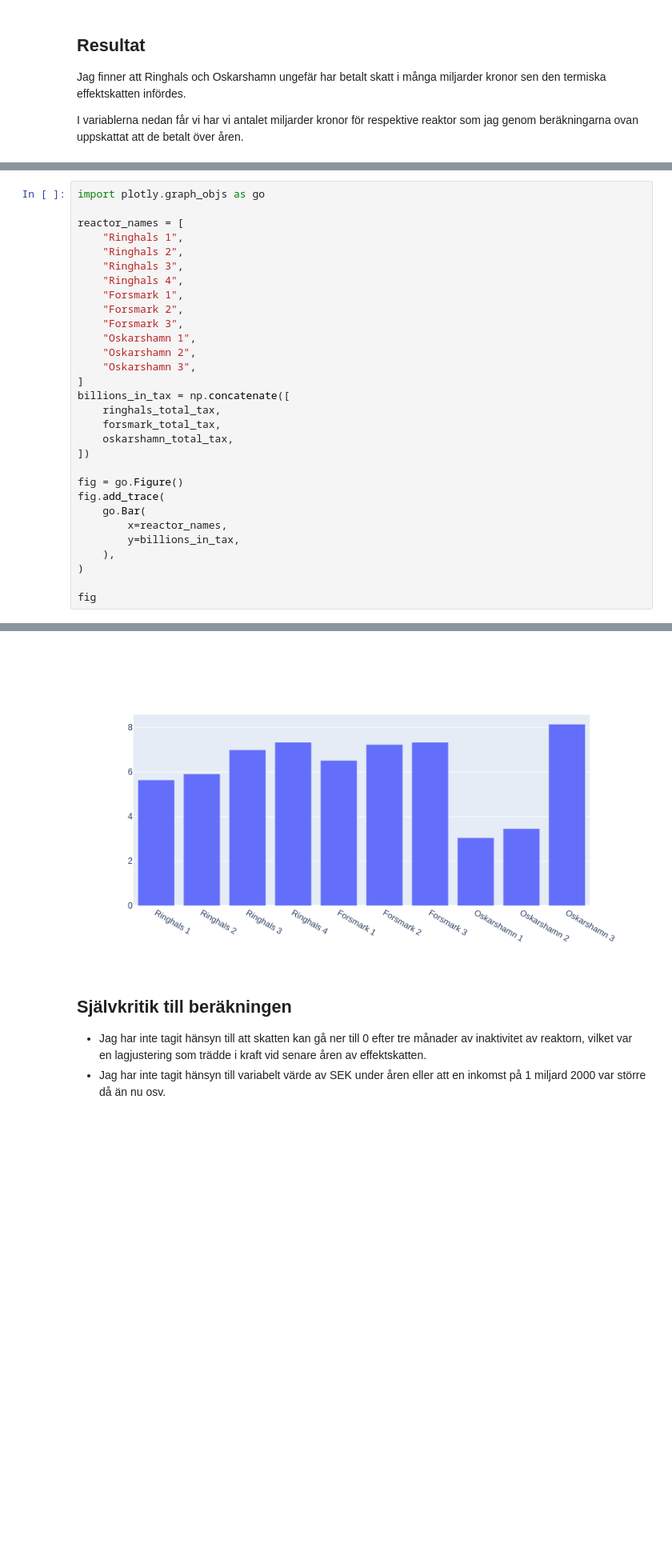
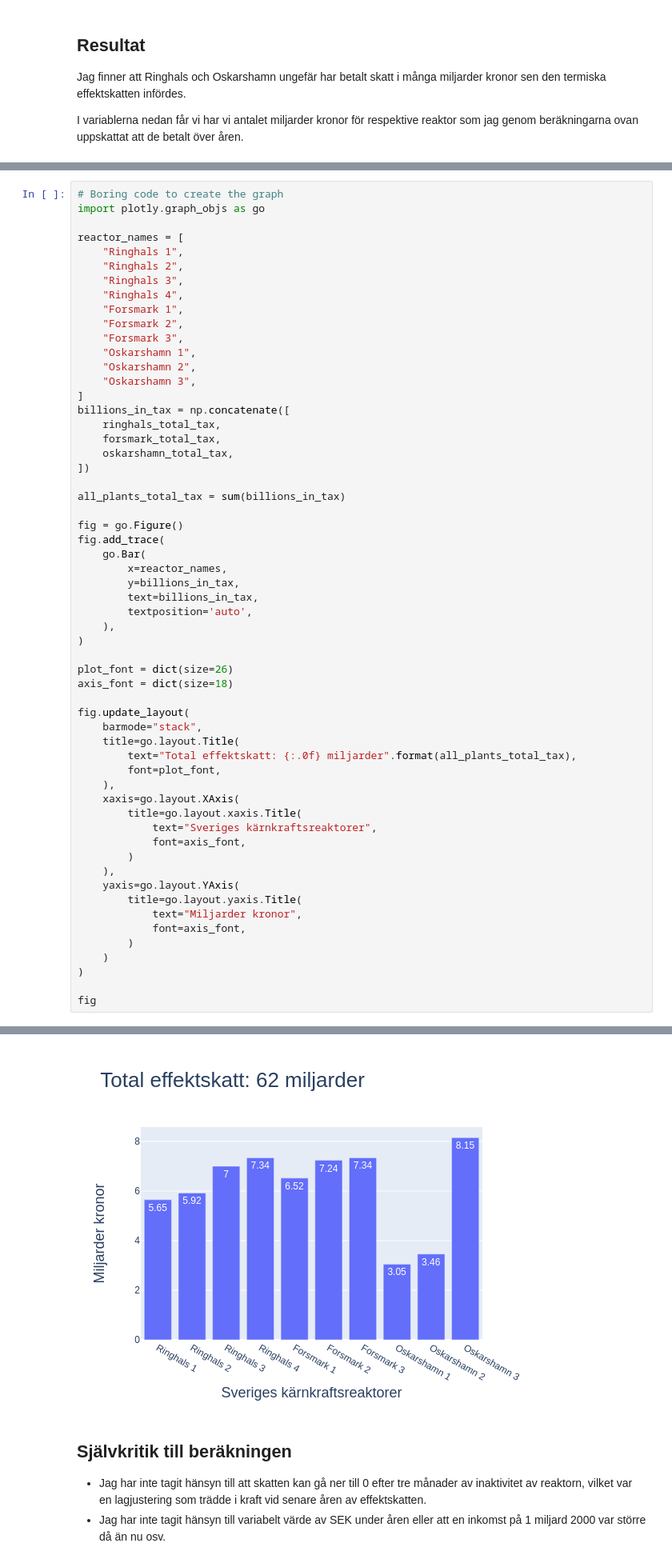
Before and after one commit to consideRatio/nuclear-notebooks, a Jupyter notebook: notebooks/effektskatten.ipynb, the cells around one changed output, grey strips where cells are left out. Shown at 80% size. Cells and saved outputs as stored; diff of their text form; blank space fills up the shorter version.

Commit message:
Graph refinements

```diff
--- a/notebooks/effektskatten.ipynb
+++ b/notebooks/effektskatten.ipynb
@@ -131,36 +125,64 @@ array([3.05, 3.46, 8.15])
 # %%
+# Boring code to create the graph
 import plotly.graph_objs as go
 
 reactor_names = [
     "Ringhals 1",
     "Ringhals 2",
     "Ringhals 3",
     "Ringhals 4",
     "Forsmark 1",
     "Forsmark 2",
     "Forsmark 3",
     "Oskarshamn 1",
     "Oskarshamn 2",
     "Oskarshamn 3",
 ]
 billions_in_tax = np.concatenate([
     ringhals_total_tax,
     forsmark_total_tax,
     oskarshamn_total_tax,
 ])
 
+all_plants_total_tax = sum(billions_in_tax)
+
 fig = go.Figure()
 fig.add_trace(
     go.Bar(
         x=reactor_names,
         y=billions_in_tax,
+        text=billions_in_tax,
+        textposition='auto',
     ),
 )
 
+plot_font = dict(size=26)
+axis_font = dict(size=18)
+
+fig.update_layout(
+    barmode="stack",
+    title=go.layout.Title(
+        text="Total effektskatt: {:.0f} miljarder".format(all_plants_total_tax),
+        font=plot_font,
+    ),
+    xaxis=go.layout.XAxis(
+        title=go.layout.xaxis.Title(
+            text="Sveriges kärnkraftsreaktorer",
+            font=axis_font,
+        )
+    ),
+    yaxis=go.layout.YAxis(
+        title=go.layout.yaxis.Title(
+            text="Miljarder kronor",
+            font=axis_font,
+        )
+    )
+)
+
 fig
 # %% [output]
 [interactive output not drawn]
-[figure, old version]
+[figure, new version]
 # %% [markdown]
 ## Självkritik till beräkningen
 - Jag har inte tagit hänsyn till att skatten kan gå ner till 0 efter tre månader av inaktivitet av reaktorn, vilket var en lagjustering som trädde i kraft vid senare åren av effektskatten.
```
Also changed, not shown: parts of 8 cells of this notebook.
